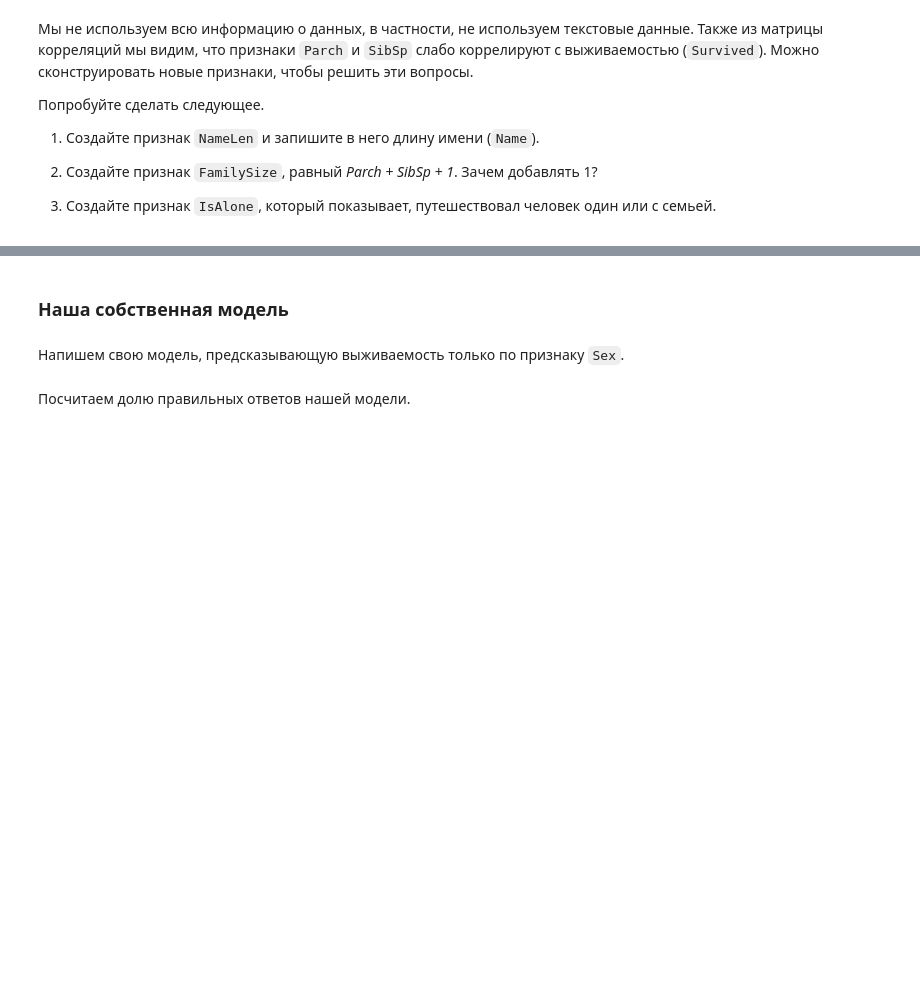
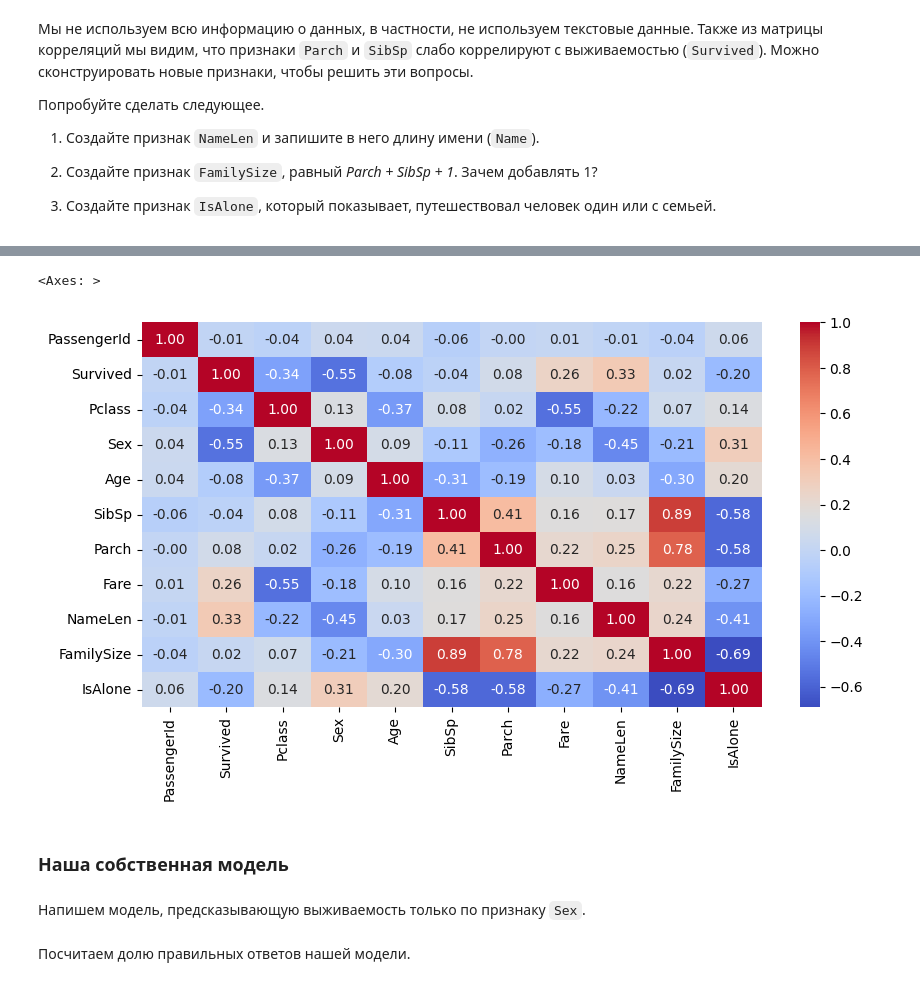
Before and after one commit to ETropynina/Titanik_EDA, a Jupyter notebook: Titanik_EDA_task_ipynb".ipynb, the cells around one changed output, grey strips where cells are left out. Cells and saved outputs as stored; diff of their text form; code cells hidden in the pictures; blank space fills up the shorter version.

```diff
--- a/Titanik_EDA_task_ipynb".ipynb
+++ b/Titanik_EDA_task_ipynb".ipynb
@@ -322,0 +216,11 @@ g.set(xticklabels=[]);
+# %%
+df = pd.read_csv(
+    "https://raw.githubusercontent.com/evgpat/edu_stepik_practical_ml/main/datasets/titanik.csv",
+    sep=";"
+    )
+df['NameLen'] = df['Name'].apply(len)
+# %%
+df['FamilySize'] = df.apply(lambda row: row['Parch'] + row['SibSp'] + 1, axis=1)
+df['Sex'] = df['Sex'].map({'male' : 1, 'female' : 0})
+# %%
+df['IsAlone'] = df.apply(lambda row: 1 if row['FamilySize'] == 1 else 0, axis=1)
@@ -323,7 +243,14 @@ g.set(xticklabels=[]);
+# %%
+corr_matrix = df.corr(numeric_only=True)
+plt.figure(figsize=(10,5))
+sns.heatmap(corr_matrix, annot=True, cmap='coolwarm', fmt=".2f")
+# %% [output]
+<Axes: >
+[figure, added]
 # %% [markdown]
 ### Наша собственная модель
 # %% [markdown]
-Напишем свою модель, предсказывающую выживаемость только по признаку `Sex`.
+Напишем модель, предсказывающую выживаемость только по признаку `Sex`.
 # %%
 def prediction(x):
     if x.Sex == 1:
```
Also changed, not shown: parts of 50 cells of this notebook.
